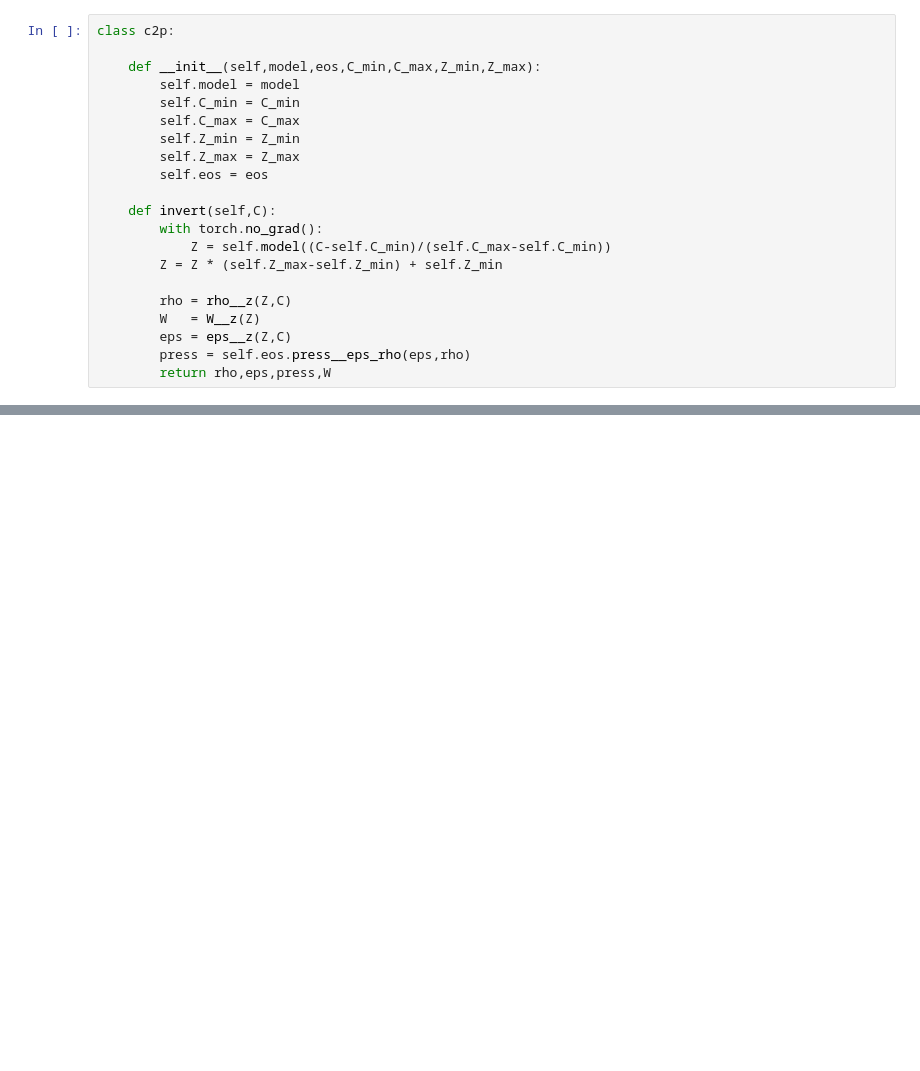
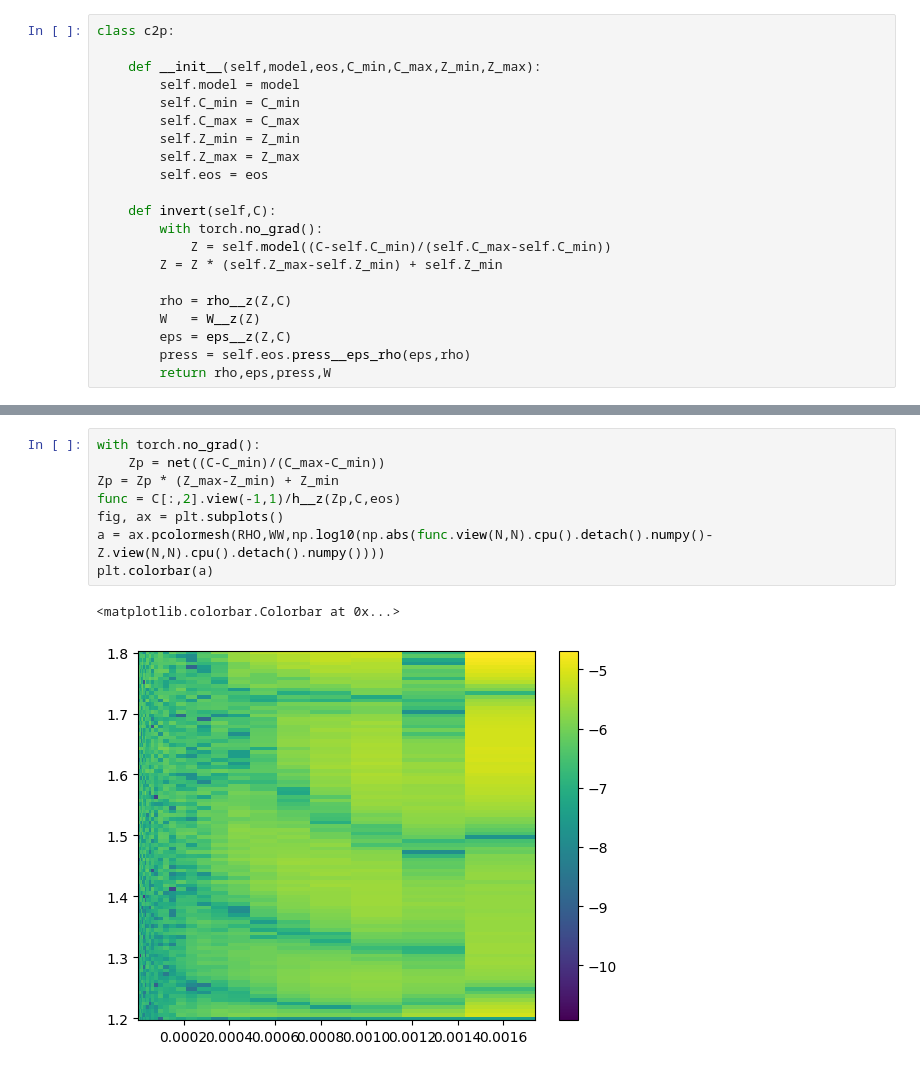
Before and after one commit to carlomusolino/c2p_ML, a Jupyter notebook: c2p_analysis.ipynb, the cells around one changed output, grey strips where cells are left out. Saved outputs shown, nothing was run; the diff lists cells and outputs as text; blank space fills up the shorter version.

```diff
--- a/c2p_analysis.ipynb
+++ b/c2p_analysis.ipynb
@@ -206,0 +218,11 @@ plt.colorbar(a)
+# %%
+with torch.no_grad():
+    Zp = net((C-C_min)/(C_max-C_min))
+Zp = Zp * (Z_max-Z_min) + Z_min
+func = C[:,2].view(-1,1)/h__z(Zp,C,eos)
+fig, ax = plt.subplots()
+a = ax.pcolormesh(RHO,WW,np.log10(np.abs(func.view(N,N).cpu().detach().numpy()-Z.view(N,N).cpu().detach().numpy())))
+plt.colorbar(a)
+# %% [output]
+<matplotlib.colorbar.Colorbar at 0x...>
+[figure, added]
```
Also changed, not shown: parts of 5 cells of this notebook, 35 other files.
